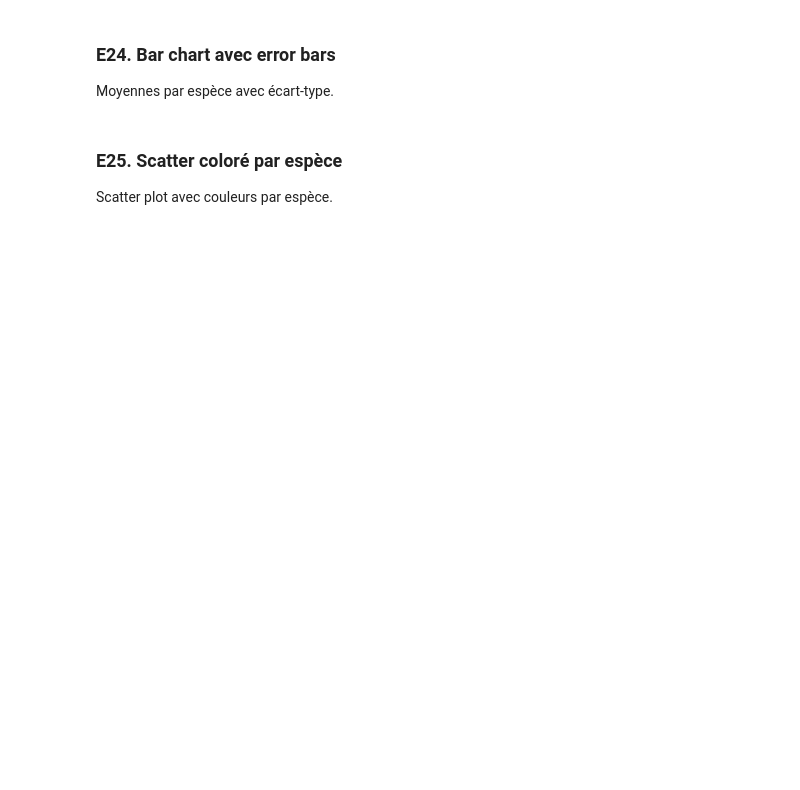
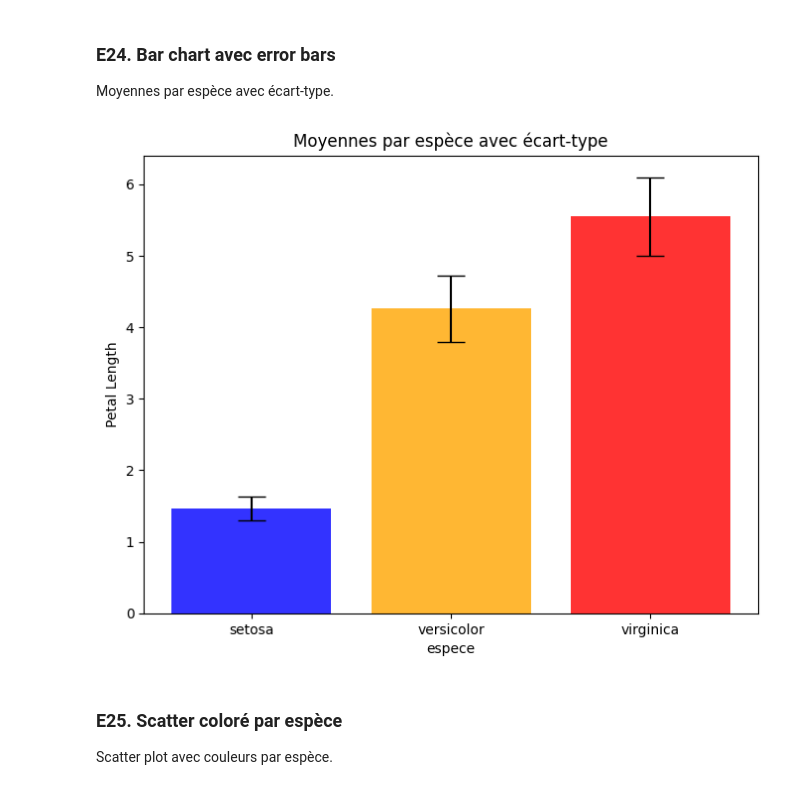
Before and after one commit to USMS-FPK-IA-GI-2025/controle-01-numpy-and-matplotlib-iris-Bouchask, a Jupyter notebook: notebooks/controle_numpy_matplotlib.ipynb, the cells around one changed output. Saved outputs shown, nothing was run; the diff lists cells and outputs as text; code cells hidden in the pictures; blank space fills up the shorter version.

```diff
--- a/notebooks/controle_numpy_matplotlib.ipynb
+++ b/notebooks/controle_numpy_matplotlib.ipynb
@@ -344,3 +356,16 @@ Moyennes par espèce avec écart-type.
+# %%
+# Votre code ici
+means = [np.mean(setosa) , np.mean(versicolor) , np.mean(virginica)]
+stds = [np.std(setosa) , np.std(versicolor) , np.std(virginica)]
+species = ["setosa" ,"versicolor","virginica"]
+plt.figure(figsize=[8,6])
+plt.bar(species,means,yerr=stds,capsize=10 , color = colors[:3],alpha=0.8)
+plt.title("Moyennes par espèce avec écart-type")
+plt.ylabel("Petal Length")
+plt.xlabel("espece")
+plt.show()
+# %% [output]
+[figure, added]
 # %% [markdown]
 ### E25. Scatter coloré par espèce
 Scatter plot avec couleurs par espèce.
```
Also changed, not shown: parts of 7 cells of this notebook.
